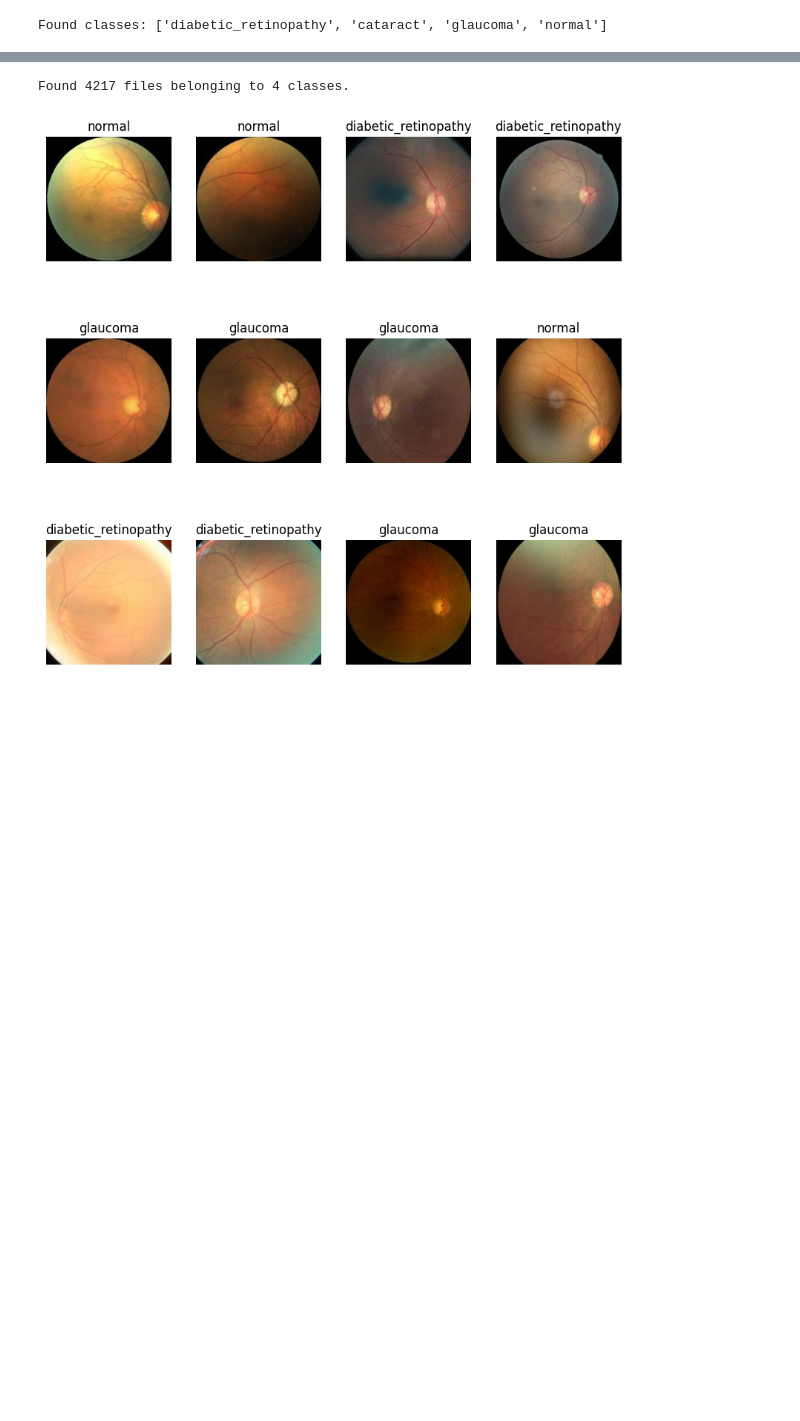
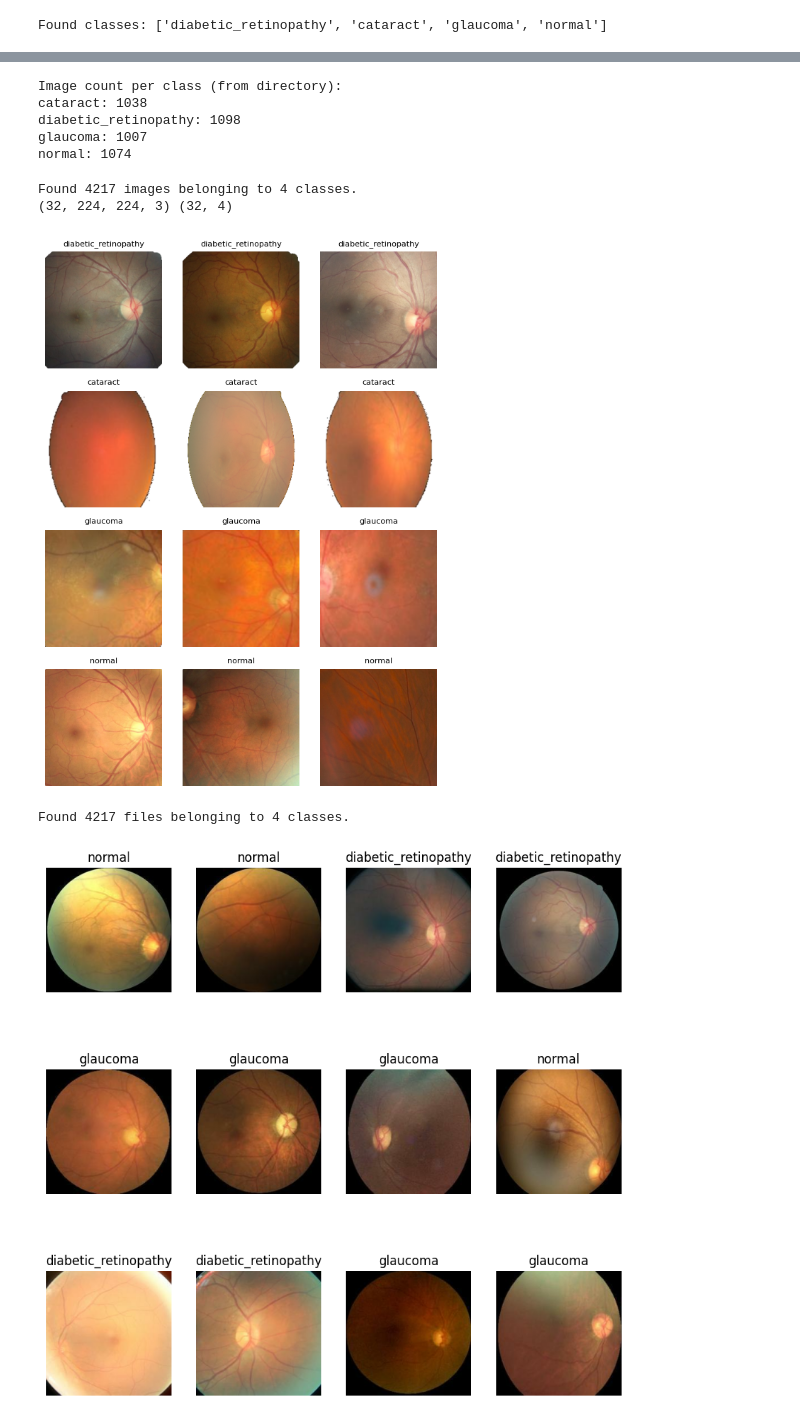
Before and after one commit to FrenitaFernandes/eye_disease_project, a Jupyter notebook: eye disease detection.ipynb, the cells around one changed output, grey strips where cells are left out. Cells and saved outputs as stored; diff of their text form; code cells hidden in the pictures; blank space fills up the shorter version.

```diff
--- a/eye disease detection.ipynb
+++ b/eye disease detection.ipynb
@@ -120,3 +95,80 @@ Images normalized to [0,1] range
+# %%
+import numpy as np
+
+# Class indices mapping
+class_labels = {v: k for k, v in train_ds.class_indices.items()}
+
+# Count images in each class
+counts = {class_labels[i]: np.sum(train_ds.classes == i) for i in range(len(class_labels))}
+
+print("Image count per class (from directory):")
+for cls, count in counts.items():
+    print(f"{cls}: {count}")
+# %% [output]
+Image count per class (from directory):
+cataract: 1038
+diabetic_retinopathy: 1098
+glaucoma: 1007
+normal: 1074
+# %%
+#Data processing
+import tensorflow as tf
+from tensorflow.keras.preprocessing.image import ImageDataGenerator
+
+# Image size and batch size
+img_size = (224, 224)
+batch_size = 32
+
+# Create ImageDataGenerator with normalization
+datagen = ImageDataGenerator(rescale=1./255)  # Normalize pixels to 0-1
+
+# Load images from folder and resize automatically
+dataset = datagen.flow_from_directory(
+    '/content/eyeimage/eyeimage',  # Path to dataset
+    target_size=img_size,          # Resize images to 224x224
+    batch_size=batch_size,
+    class_mode='categorical'       # Use 'binary' if 2 classes
+)
+
+# Check one batch
+images, labels = next(dataset)
+print(images.shape, labels.shape)  # Example: (32, 224, 224, 3)
+# %% [output]
+Found 4217 images belonging to 4 classes.
+(32, 224, 224, 3) (32, 4)
+# %%
+import cv2, os, numpy as np, matplotlib.pyplot as plt, tensorflow as tf
+
+folder = "/content/eyeimage/eyeimage"
+img_size = (224,224)
+zoom = 0.7 # Less zoomed
+images_per_class = 3
+
+def prep(path):
+    img = cv2.imread(path)
+    if img is None: return None
+    gray = cv2.cvtColor(img, cv2.COLOR_BGR2GRAY)
+    _, mask = cv2.threshold(gray,10,255,cv2.THRESH_BINARY)
+    bg = np.full(img.shape,255,np.uint8)
+    img = cv2.add(cv2.bitwise_and(img,img,mask=mask),
+                  cv2.bitwise_and(bg,bg,mask=255-mask))
+    img = tf.image.central_crop(img, zoom).numpy().astype(np.uint8)
+    img = cv2.resize(img, img_size)
+    return cv2.cvtColor(img, cv2.COLOR_BGR2RGB)
+
+# Display
+classes = os.listdir(folder)
+plt.figure(figsize=(6,len(classes)*2))  # Fixed size
+for i, cls in enumerate(classes):
+    for j, f in enumerate(os.listdir(os.path.join(folder,cls))[:images_per_class]):
+        plt.subplot(len(classes), images_per_class, i*images_per_class + j + 1)
+        plt.imshow(prep(os.path.join(folder,cls,f)))
+        plt.title(cls, fontsize=8)
+        plt.axis('off')
+plt.tight_layout()
+plt.show()
+# %% [output]
+[figure, added]
 # %%
 # Create dataset from directory
 dataset_path = '/content/eyeimage/eyeimage'
```
Also changed, not shown: parts of 4 cells of this notebook.
